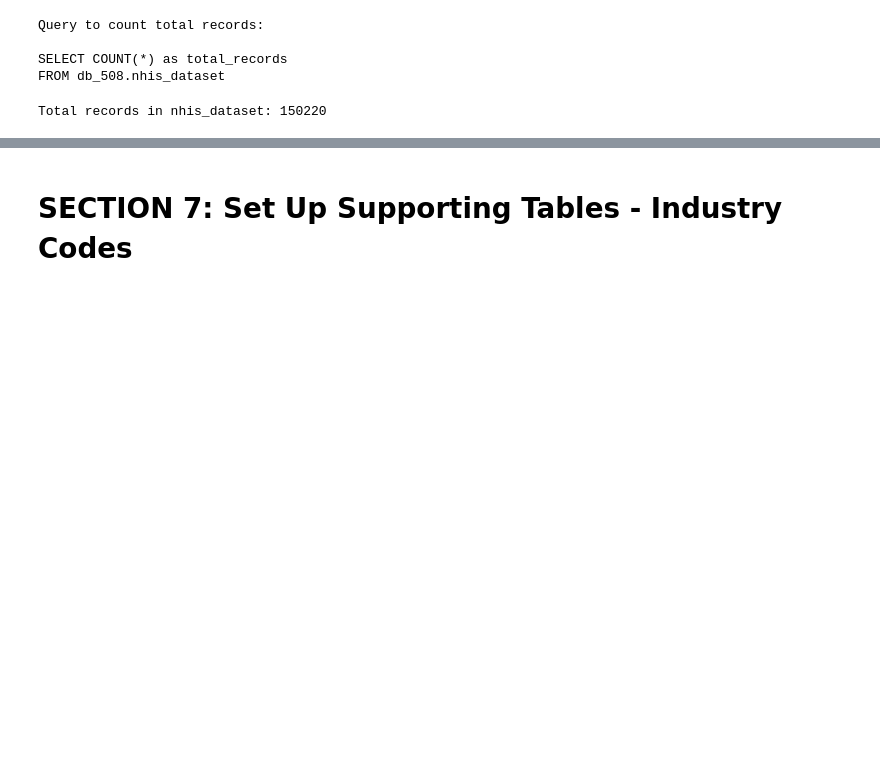
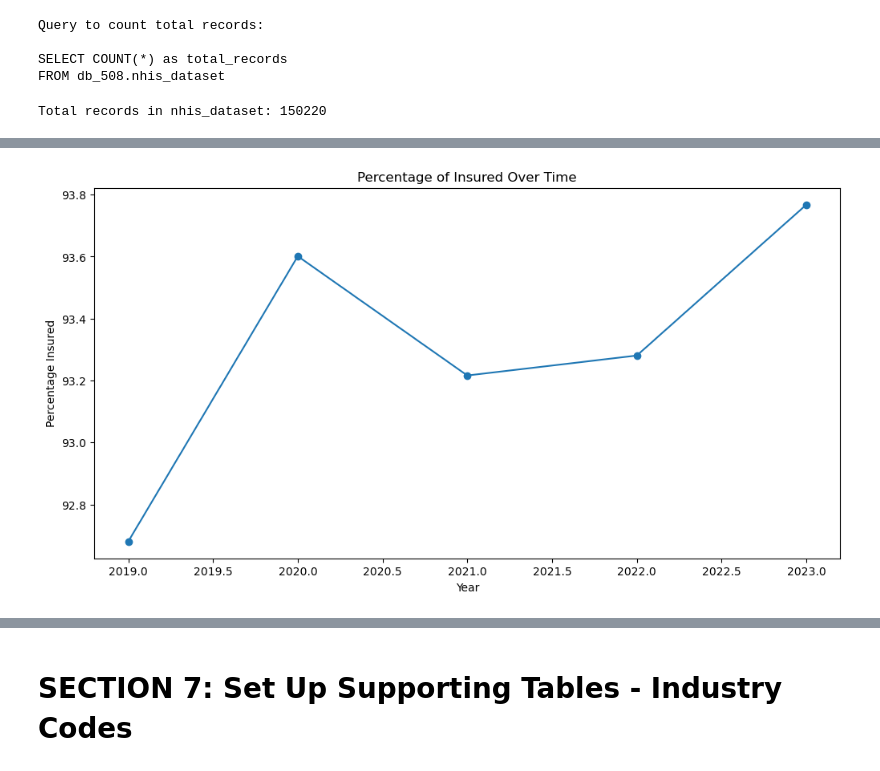
Before and after one commit to renaqd/sagemaker-mlops, a Jupyter notebook: data_management/data_ingestion.ipynb, the cells around one changed output, grey strips where cells are left out. Saved outputs shown, nothing was run; the diff lists cells and outputs as text; code cells hidden in the pictures; blank space fills up the shorter version.

```diff
--- a/data_management/data_ingestion.ipynb
+++ b/data_management/data_ingestion.ipynb
@@ -396,0 +465,15 @@ Sample records from nhis_dataset:
+# %%
+# 5.4 Time Series Analysis
+time_series_query = f"""
+SELECT
+    SRVY_YR,
+    AVG(AGEP_A) as avg_age,
+    SUM(CASE WHEN HICOV_A = 1 THEN 1 ELSE 0 END) * 100.0 / COUNT(*) as percent_insured
+FROM {database_name}.{table_name}
+GROUP BY SRVY_YR
+ORDER BY SRVY_YR
+"""
+
+df_time_series = pd.read_sql(time_series_query, conn)
+print("Trends Over Time:")
+display(df_time_series)
@@ -396,0 +488,10 @@ Sample records from nhis_dataset:
+# %%
+# Visualization for time series
+plt.figure(figsize=(12, 6))
+plt.plot(df_time_series['SRVY_YR'], df_time_series['percent_insured'], marker='o')
+plt.title('Percentage of Insured Over Time')
+plt.xlabel('Year')
+plt.ylabel('Percentage Insured')
+plt.show()
+# %% [output]
+[figure, added]
```
Also changed, not shown: parts of 15 cells of this notebook.
